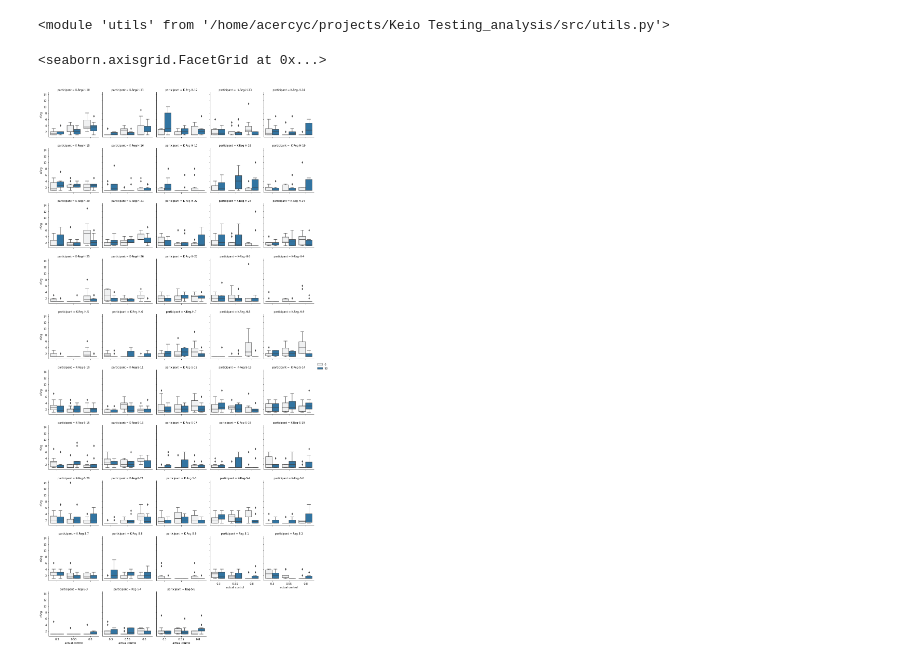
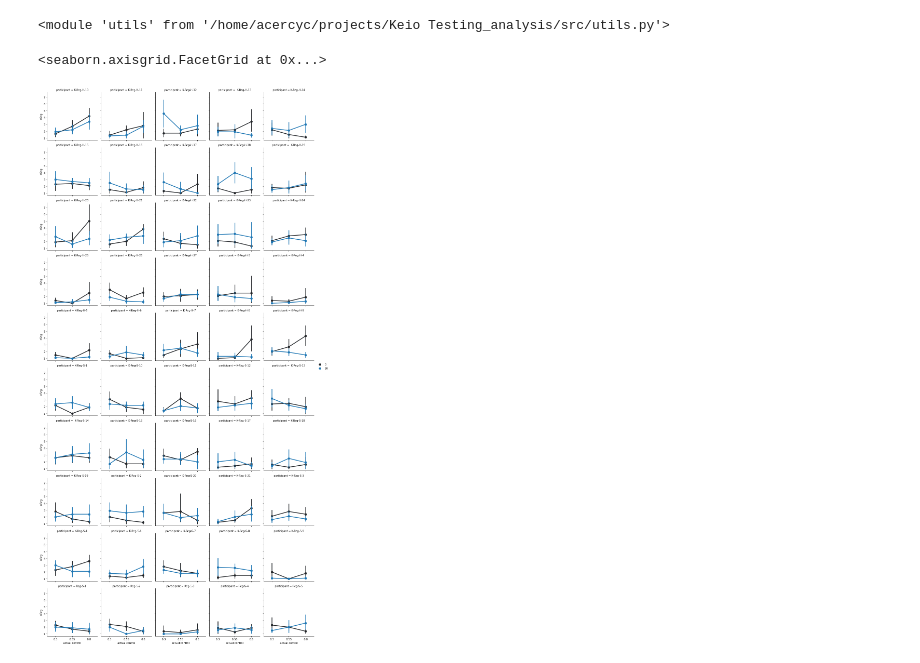
Before and after one commit to acercyc/Keio-Testing_analysis, a Jupyter notebook: src/ana_action_plan_segmentation.ipynb, the cells around one changed output. Saved outputs shown, nothing was run; the diff lists cells and outputs as text; code cells hidden in the pictures.

```diff
--- a/src/ana_action_plan_segmentation.ipynb
+++ b/src/ana_action_plan_segmentation.ipynb
@@ -51,14 +51,14 @@ df_nap = utils.GroupOperation.map(comp_n_actionPlan, utils.ExpInfo.getSubjIDs(),
 df_nap_ = pd.concat(df_nap, axis=0)
 # %%
 grid = sns.FacetGrid(col='participant', col_wrap=5, data=df_nap_)
-grid.map_dataframe(sns.boxplot,
+grid.map_dataframe(sns.pointplot,
                    x='actual control',
                    y='nSeg',
                    hue='angular bias')
 grid.add_legend()
 # %% [output]
 <seaborn.axisgrid.FacetGrid at 0x...>
-[figure, old version]
+[figure, new version]
 # %%
 sns.catplot(x='actual control', y='nSeg', hue='angular bias', data=df_nap_, kind='point', col='group')
 # %% [output]
```
Also changed, not shown: parts of 5 cells of this notebook, 5 other files.
